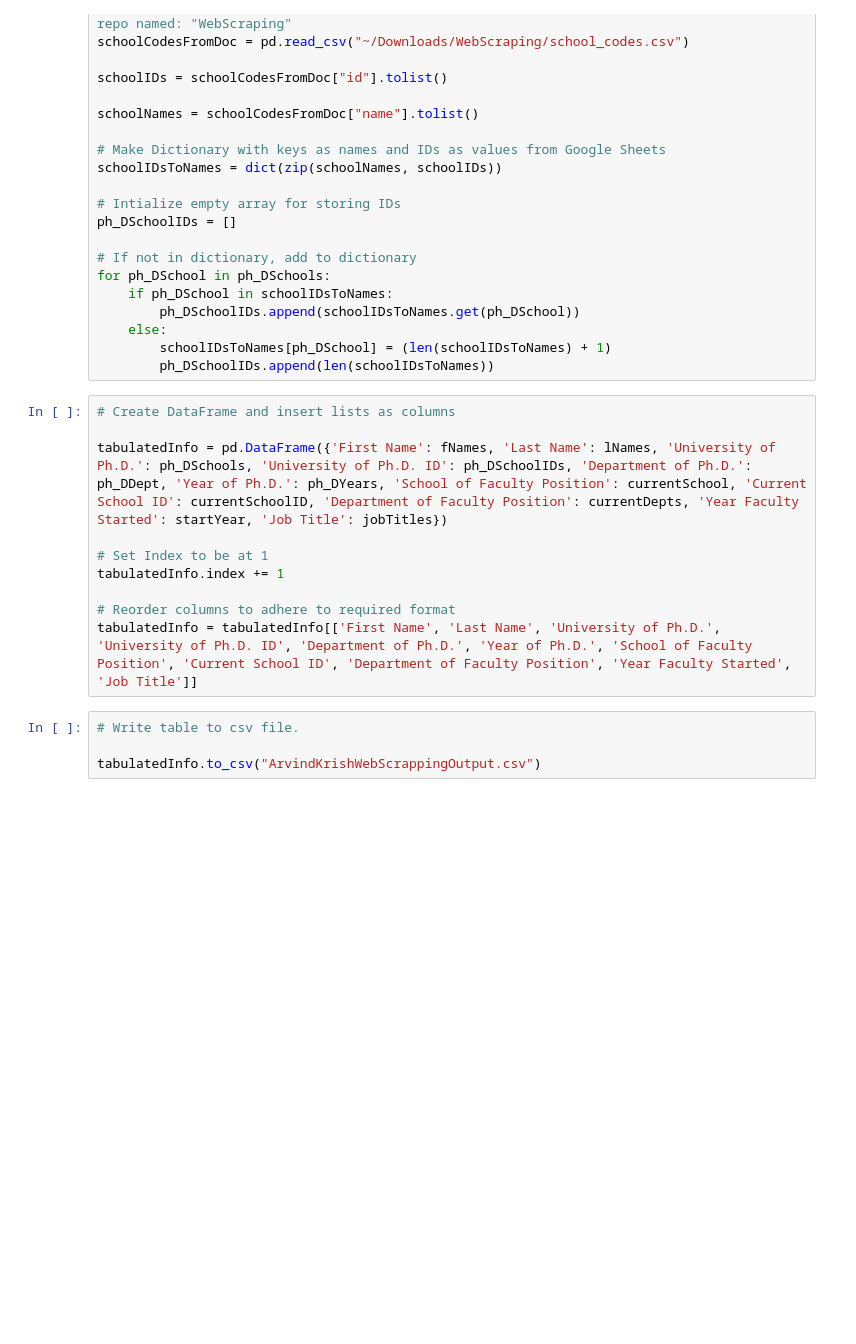
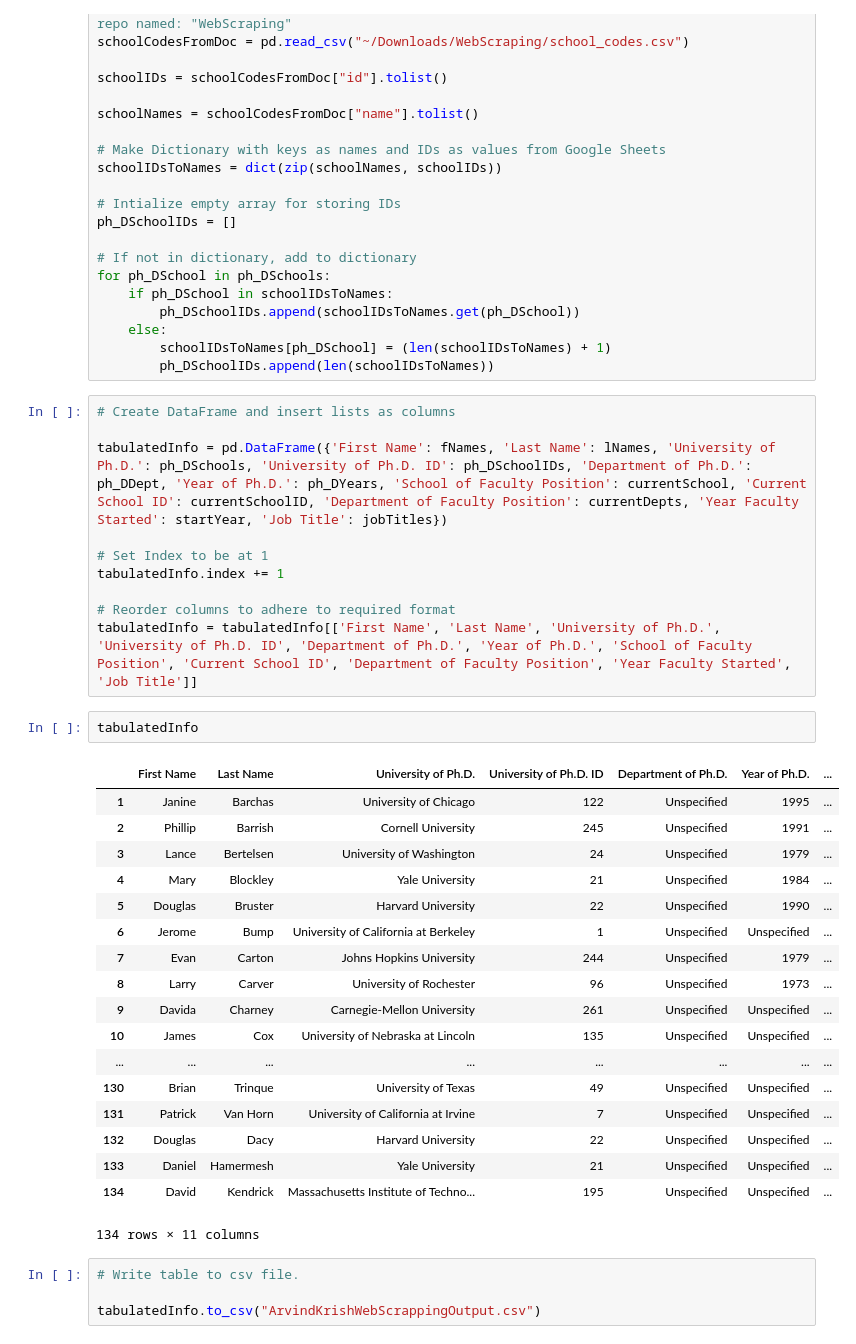
Before and after one commit to Karvi95/WebScraping, a Jupyter notebook: INFO370 Assignment #1 - WebScrapping.ipynb, the cells around one changed output. Saved outputs shown, nothing was run; the diff lists cells and outputs as text; blank space fills up the shorter version.

```diff
--- a/INFO370 Assignment #1 - WebScrapping.ipynb
+++ b/INFO370 Assignment #1 - WebScrapping.ipynb
@@ -176,6 +176,27 @@ tabulatedInfo.index += 1
 
 # Reorder columns to adhere to required format
 tabulatedInfo = tabulatedInfo[['First Name', 'Last Name', 'University of Ph.D.', 'University of Ph.D. ID', 'Department of Ph.D.', 'Year of Ph.D.', 'School of Faculty Position', 'Current School ID', 'Department of Faculty Position', 'Year Faculty Started', 'Job Title']]
+# %%
+tabulatedInfo
+# %% [output]
+|  | First Name | Last Name | University of Ph.D. | University of Ph.D. ID | Department of Ph.D. | Year of Ph.D. | ... |
+| 1 | Janine | Barchas | University of Chicago | 122 | Unspecified | 1995 | ... |
+| 2 | Phillip | Barrish | Cornell University | 245 | Unspecified | 1991 | ... |
+| 3 | Lance | Bertelsen | University of Washington | 24 | Unspecified | 1979 | ... |
+| 4 | Mary | Blockley | Yale University | 21 | Unspecified | 1984 | ... |
+| 5 | Douglas | Bruster | Harvard University | 22 | Unspecified | 1990 | ... |
+| 6 | Jerome | Bump | University of California at Berkeley | 1 | Unspecified | Unspecified | ... |
+| 7 | Evan | Carton | Johns Hopkins University | 244 | Unspecified | 1979 | ... |
+| 8 | Larry | Carver | University of Rochester | 96 | Unspecified | 1973 | ... |
+| 9 | Davida | Charney | Carnegie-Mellon University | 261 | Unspecified | Unspecified | ... |
+| 10 | James | Cox | University of Nebraska at Lincoln | 135 | Unspecified | Unspecified | ... |
+| ... | ... | ... | ... | ... | ... | ... | ... |
+| 130 | Brian | Trinque | University of Texas | 49 | Unspecified | Unspecified | ... |
+| 131 | Patrick | Van Horn | University of California at Irvine | 7 | Unspecified | Unspecified | ... |
+| 132 | Douglas | Dacy | Harvard University | 22 | Unspecified | Unspecified | ... |
+| 133 | Daniel | Hamermesh | Yale University | 21 | Unspecified | Unspecified | ... |
+| 134 | David | Kendrick | Massachusetts Institute of Techno... | 195 | Unspecified | Unspecified | ... |
+134 rows × 11 columns
 # %%
 # Write table to csv file.
 
```
Also changed, not shown: 2 other files.
